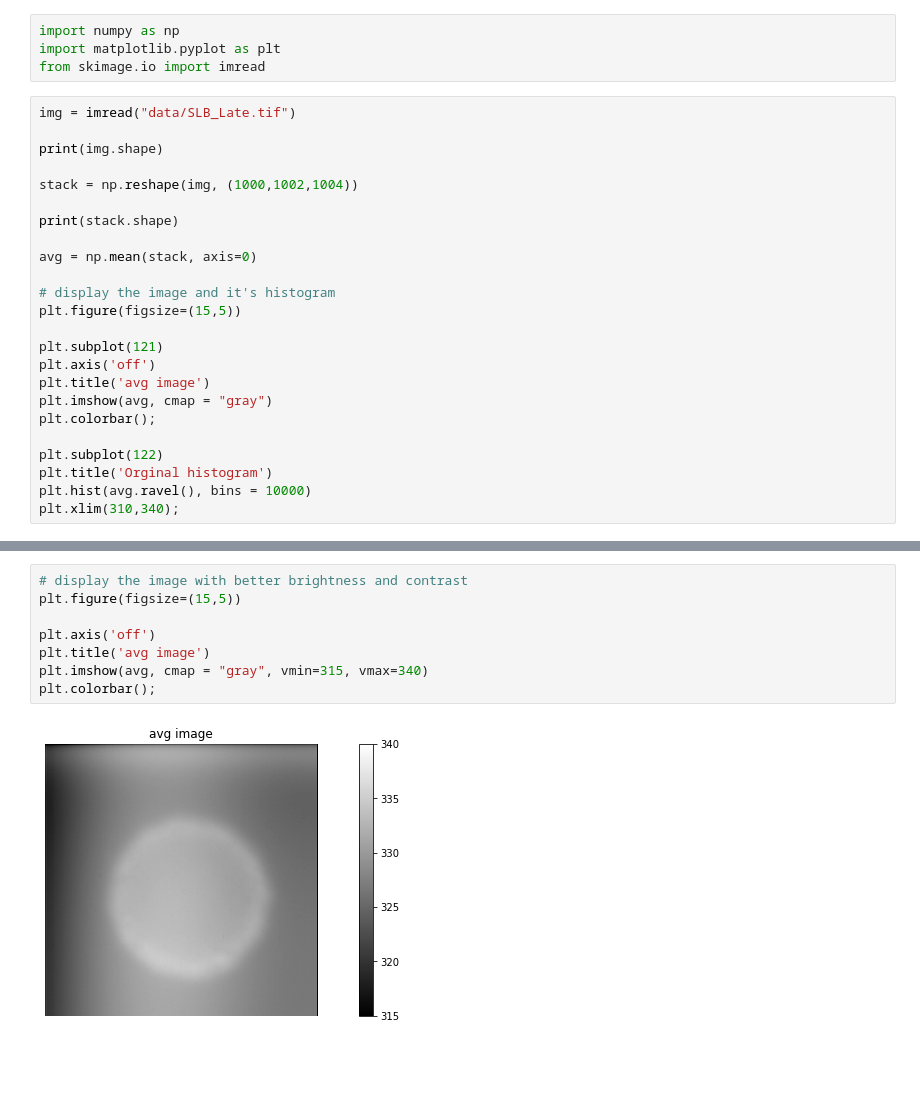
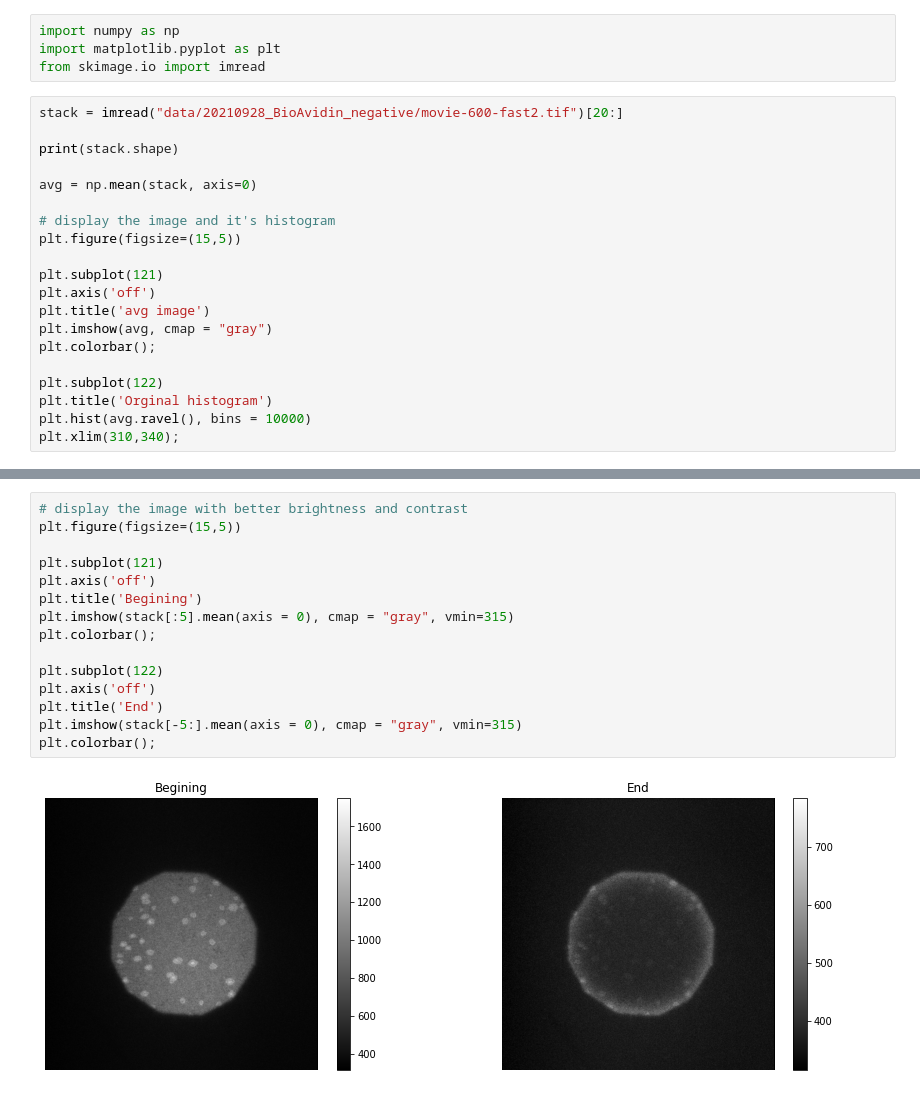
Before and after one commit to ahmed344/SLB_fluidity, a Jupyter notebook: continuous photobleaching.ipynb, the cells around one changed output, grey strips where cells are left out. Drawn from its saved outputs; the diff is of its cells as text; blank space fills up the shorter version.

Commit message:
new data

```diff
--- a/continuous photobleaching.ipynb
+++ b/continuous photobleaching.ipynb
@@ -11,11 +11,7 @@ import numpy as np
 import matplotlib.pyplot as plt
 from skimage.io import imread
 # %%
-img = imread("data/SLB_Late.tif")
-
-print(img.shape)
-
-stack = np.reshape(img, (1000,1002,1004))
+stack = imread("data/20210928_BioAvidin_negative/movie-600-fast2.tif")[20:]
 
 print(stack.shape)
 
@@ -41,10 +36,17 @@ plt.xlim(310,340);
 # %%
 # display the image with better brightness and contrast
 plt.figure(figsize=(15,5))
 
+plt.subplot(121)
 plt.axis('off')
-plt.title('avg image')
-plt.imshow(avg, cmap = "gray", vmin=315, vmax=340)
+plt.title('Begining')
+plt.imshow(stack[:5].mean(axis = 0), cmap = "gray", vmin=315)
 plt.colorbar();
+
+plt.subplot(122)
+plt.axis('off')
+plt.title('End')
+plt.imshow(stack[-5:].mean(axis = 0), cmap = "gray", vmin=315)
+plt.colorbar();
 # %% [output]
-[figure, old version]
+[figure, new version]
```
Also changed, not shown: parts of 1 cell of this notebook.
